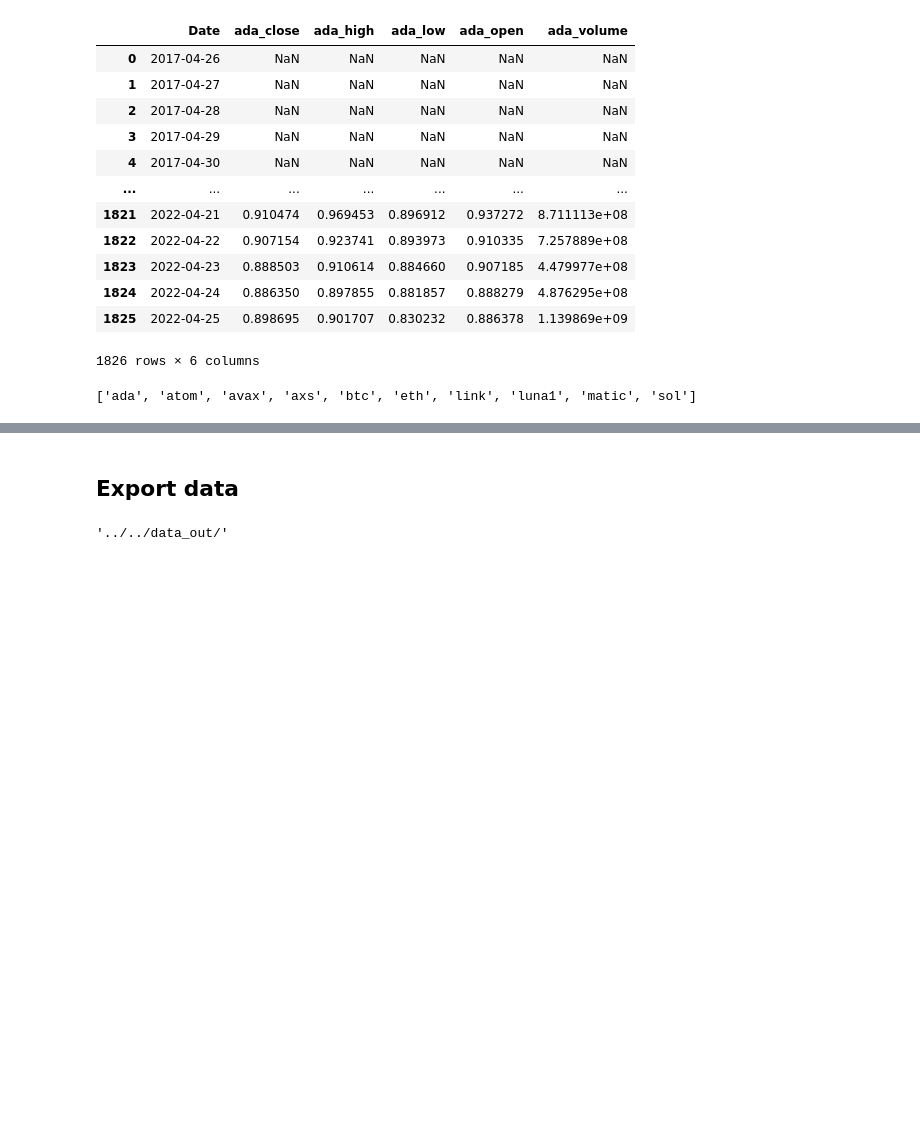
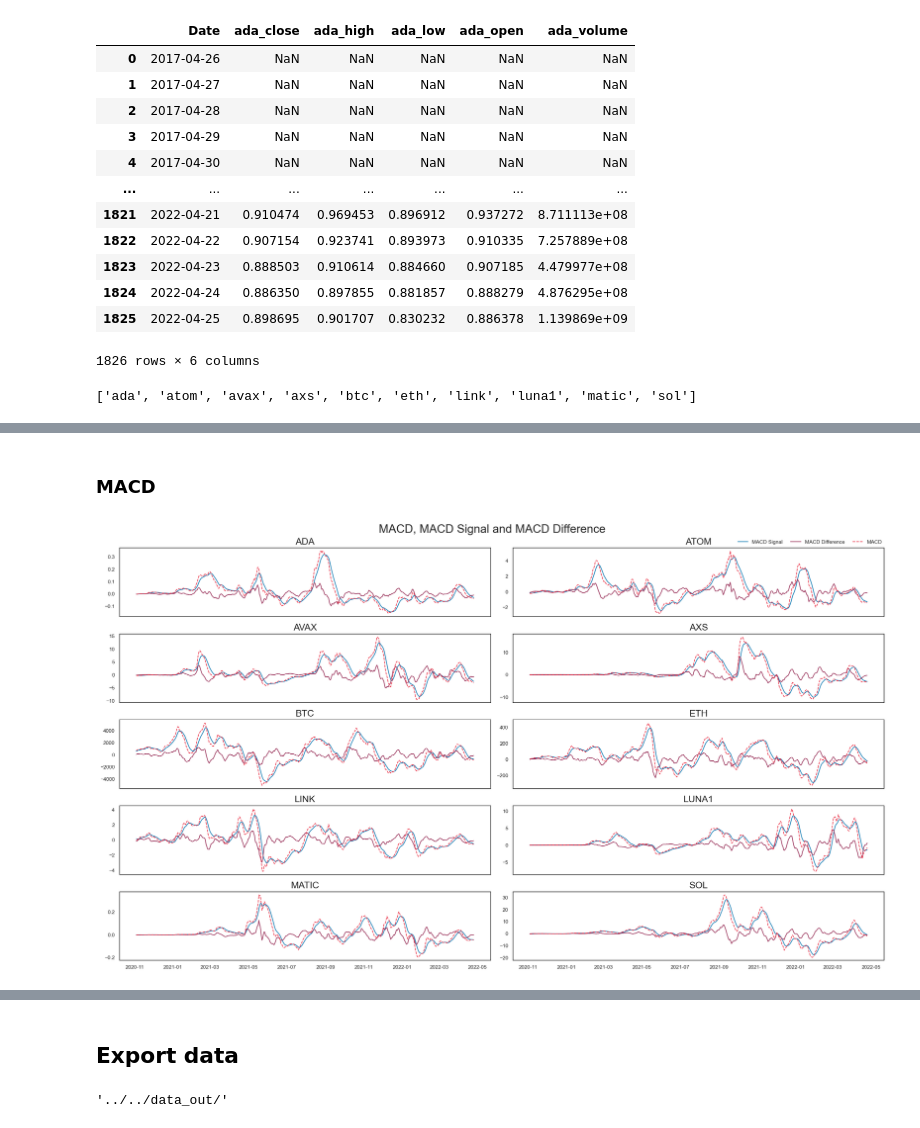
Before and after one commit to LucasNeves27/bc4, a Jupyter notebook: wip/f/BC4_Apex_Data.ipynb, the cells around one changed output, grey strips where cells are left out. Cells and saved outputs as stored; diff of their text form; code cells hidden in the pictures; blank space fills up the shorter version.

```diff
--- a/wip/f/BC4_Apex_Data.ipynb
+++ b/wip/f/BC4_Apex_Data.ipynb
@@ -510,0 +540,29 @@ df_ta_.tail(20)
+# %% [markdown]
+### MACD
+# %%
+## Plot MACD
+fig, axes = plt.subplots(5,2, figsize=(19,11), sharex=True, sharey=False)
+
+for dfi in range(len(df_coins_list)):
+    ax = axes.flatten()[dfi]
+    plot_prefix = df_coins_suff[dfi]
+    ax.set_title(str.upper(plot_prefix), fontsize=16)
+
+    #ax.plot(df_all_ta[[plot_prefix+'_close']], color=CAT_COLORS[0])
+    ax.plot(df_all_ta[[plot_prefix+'_trend_macd_signal']], label='MACD Signal', color=CAT_COLORS[1])
+    ax.plot(df_all_ta[[plot_prefix+'_trend_macd_diff']], label='MACD Difference', color=CAT_COLORS[3])
+    ax.plot(df_all_ta[[plot_prefix+'_trend_macd']], label='MACD', color=CAT_COLORS[-1], linestyle='dashed')
+
+    if dfi == 1:
+        ax.legend(bbox_to_anchor=(.6, 1.02, .4, .102), loc='lower right',
+                      ncol=3, mode="expand", borderaxespad=0., frameon=False)
+
+
+
+fig.suptitle('MACD, MACD Signal and MACD Difference', fontsize=20)
+plt.tight_layout()
+save_fig('MACD, MACD Signal and MACD Difference', fig)
+
+plt.show()
+# %% [output]
+[figure, added]
```
Also changed, not shown: parts of 19 cells of this notebook.
